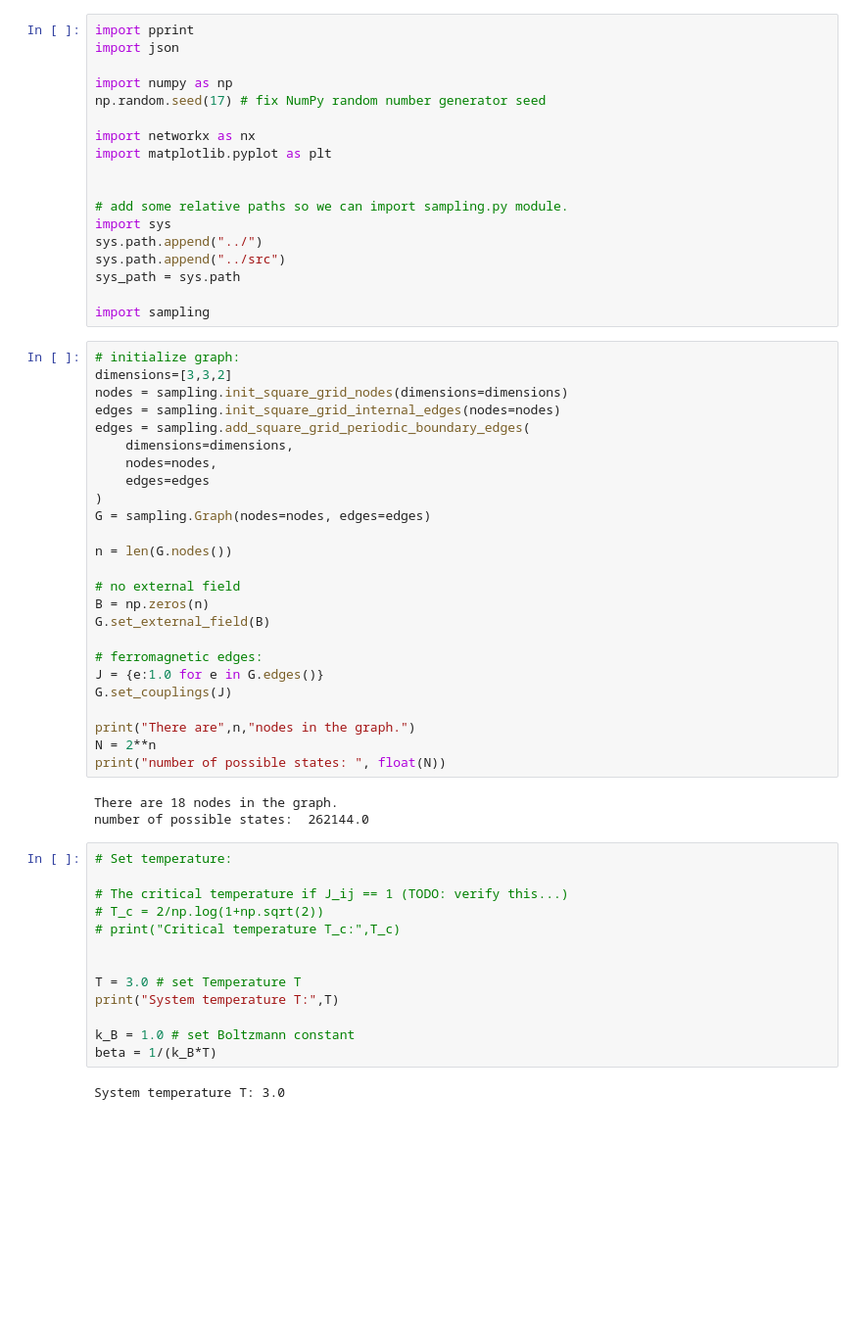
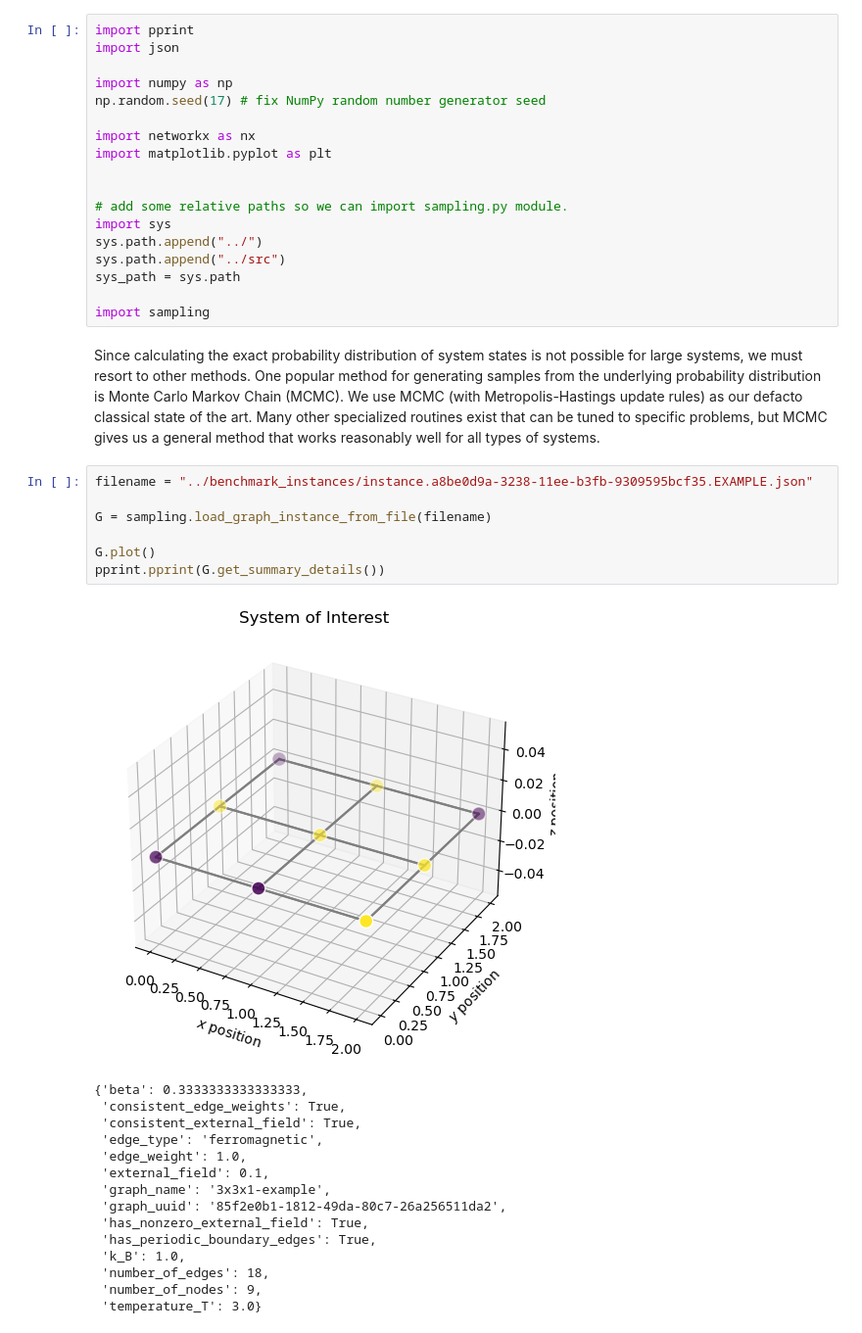
Before and after one commit to jp7745/sampling, a Jupyter notebook: examples/04_mcmc.ipynb, the cells around one changed output. Shown at 98% size. Drawn from its saved outputs; the diff is of its cells as text; blank space fills up the shorter version.

```diff
--- a/examples/04_mcmc.ipynb
+++ b/examples/04_mcmc.ipynb
@@ -16,49 +16,31 @@ sys.path.append("../src")
 sys_path = sys.path
 
 import sampling
-# %%
-# initialize graph:
-dimensions=[3,3,2]
-nodes = sampling.init_square_grid_nodes(dimensions=dimensions)
-edges = sampling.init_square_grid_internal_edges(nodes=nodes)
-edges = sampling.add_square_grid_periodic_boundary_edges(
-    dimensions=dimensions,
-    nodes=nodes,
-    edges=edges
-)
-G = sampling.Graph(nodes=nodes, edges=edges)
-
-n = len(G.nodes())
-
-# no external field
-B = np.zeros(n)
-G.set_external_field(B)
-
-# ferromagnetic edges:
-J = {e:1.0 for e in G.edges()}
-G.set_couplings(J)
-
-print("There are",n,"nodes in the graph.")
-N = 2**n
-print("number of possible states: ", float(N))
-# %% [output]
-There are 18 nodes in the graph.
-number of possible states:  262144.0
-# %%
-# Set temperature:
-
-# The critical temperature if J_ij == 1 (TODO: verify this...)
-# T_c = 2/np.log(1+np.sqrt(2))
-# print("Critical temperature T_c:",T_c)
-
-
-T = 3.0 # set Temperature T
-print("System temperature T:",T)
-
-k_B = 1.0 # set Boltzmann constant
-beta = 1/(k_B*T)
-# %% [output]
-System temperature T: 3.0
+# %% [markdown]
+Since calculating the exact probability distribution of system states is not possible for large systems, we must resort to other methods.  One popular method for generating samples from the underlying probability distribution is Monte Carlo Markov Chain (MCMC).  We use MCMC (with Metropolis-Hastings update rules) as our defacto classical state of the art.  Many other specialized routines exist that can be tuned to specific problems, but MCMC gives us a general method that works reasonably well for all types of systems.
+# %%
+filename = "../benchmark_instances/instance.a8be0d9a-3238-11ee-b3fb-9309595bcf35.EXAMPLE.json"
+
+G = sampling.load_graph_instance_from_file(filename)
+
+G.plot()
+pprint.pprint(G.get_summary_details())
+# %% [output]
+[figure, added]
+{'beta': 0.3333333333333333,
+ 'consistent_edge_weights': True,
+ 'consistent_external_field': True,
+ 'edge_type': 'ferromagnetic',
+ 'edge_weight': 1.0,
+ 'external_field': 0.1,
+ 'graph_name': '3x3x1-example',
+ 'graph_uuid': '85f2e0b1-1812-49da-80c7-26a256511da2',
+ 'has_nonzero_external_field': True,
+ 'has_periodic_boundary_edges': True,
+ 'k_B': 1.0,
+ 'number_of_edges': 18,
+ 'number_of_nodes': 9,
+ 'temperature_T': 3.0}
 # %%
 # Monte Carlo Markov Chain (MCMC) with Metropolis Hastings (M-H) proposals.
 
```
Also changed, not shown: parts of 2 cells of this notebook, 24 other files.
